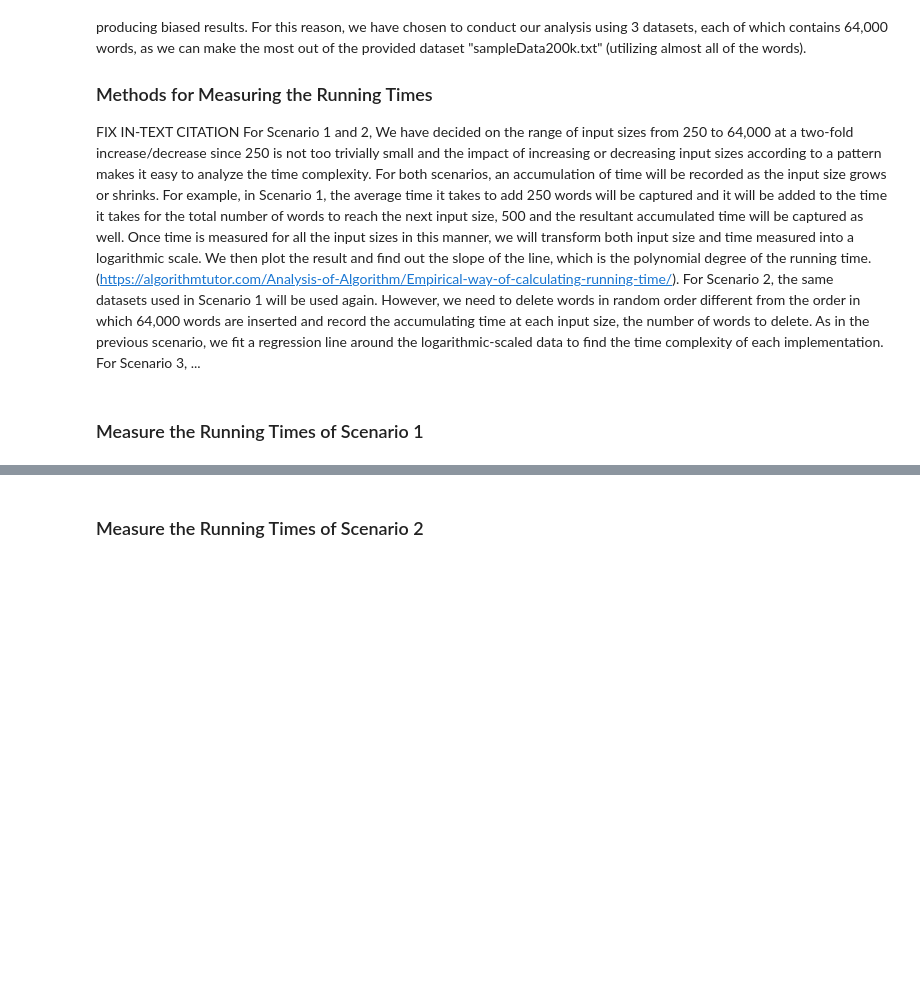
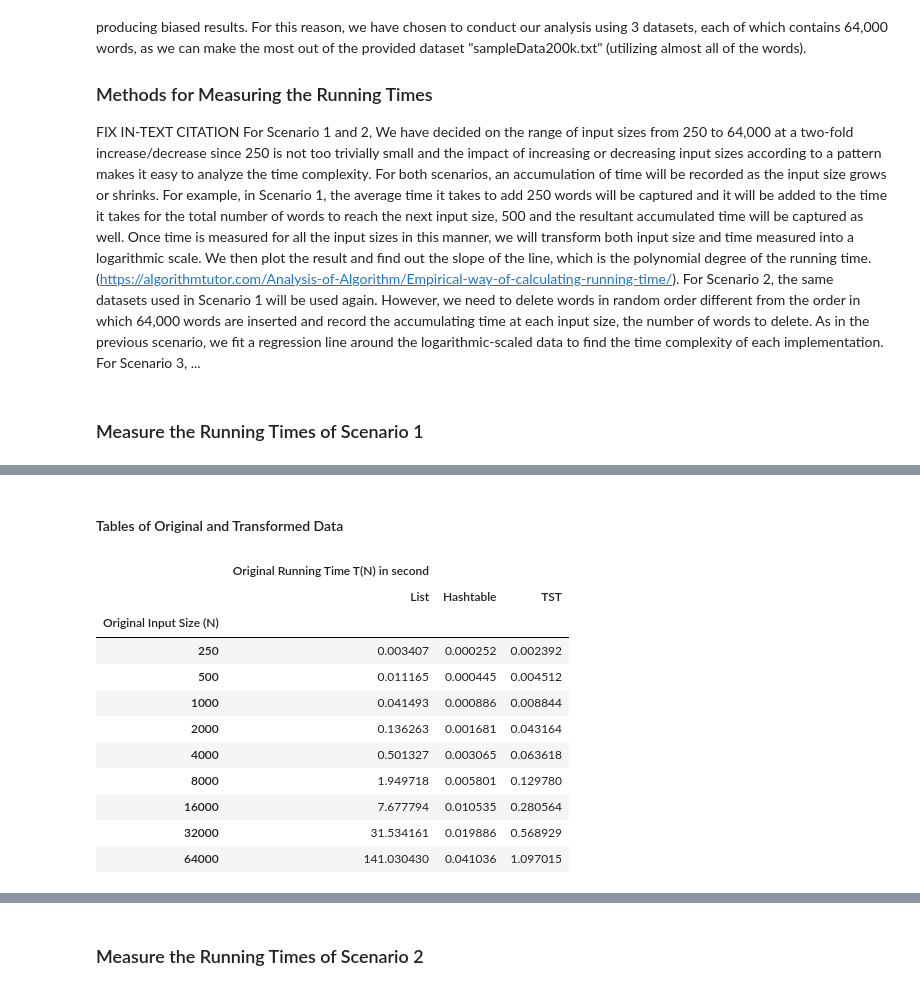
Before and after one commit to hooniez/aa_assignment_1, a Jupyter notebook: assignment1.ipynb, the cells around one changed output, grey strips where cells are left out. Saved outputs shown, nothing was run; the diff lists cells and outputs as text; code cells hidden in the pictures; blank space fills up the shorter version.

```diff
--- a/assignment1.ipynb
+++ b/assignment1.ipynb
@@ -662,19 +662,19 @@ size_range_start = 0
 size_range_end = input_sizes[-1]
 num_datasets = 3
 
-with open("sampleData200k.txt", 'r') as f:
-    lines = f.readlines()
-    for i in range(num_datasets):
-        dataset = lines[size_range_start:size_range_end] # 0:64,000, 64,000:128,000, 128,000:192,000
-        dataset2 = copy.deepcopy(dataset)
-        random.shuffle(dataset2)
-        size_range_start = size_range_end
-        size_range_end += input_sizes[-1]
-        # Generate the datasets for Scenario 1
-        with open("generatedData/dataset" + str(i) +'.txt', 'w' ) as f:
-            f.writelines(dataset)
-        with open("generatedData/shuffled_dataset" + str(i) +'.txt', 'w' ) as f:
-            f.writelines(dataset2)
+# with open("sampleData200k.txt", 'r') as f:
+#     lines = f.readlines()
+#     for i in range(num_datasets):
+#         dataset = lines[size_range_start:size_range_end] # 0:64,000, 64,000:128,000, 128,000:192,000
+#         dataset2 = copy.deepcopy(dataset)
+#         random.shuffle(dataset2)
+#         size_range_start = size_range_end
+#         size_range_end += input_sizes[-1]
+#         # Generate the datasets for Scenario 1
+#         with open("generatedData/dataset" + str(i) +'.txt', 'w' ) as f:
+#             f.writelines(dataset)
+#         with open("generatedData/shuffled_dataset" + str(i) +'.txt', 'w' ) as f:
+#             f.writelines(dataset2)
 # %% [markdown]
 #### Parameter Setting
 ##### The Sizes of the Datasets & the Number of the Datasets  & the Number of Operations Tested
@@ -738,0 +744,23 @@ plt.show()
+# %% [markdown]
+#### Tables of Original and Transformed Data
+# %%
+import pandas as pd
+
+columns = pd.MultiIndex.from_product([['Original Running Time T(N) in second'], ['List', 'Hashtable', 'TST']])
+# pd.DataFrame({'Original Input Size(N)': input_sizes, columns: runtime_all})
+df_scenario1_original = pd.DataFrame(np.concatenate((runtime_list[:,np.newaxis], runtime_hash[:,np.newaxis], runtime_tst[:,np.newaxis]), axis=1), index=input_sizes, columns=columns)
+df_scenario1_original.index.name = 'Original Input Size (N)'
+df_scenario1_original
+# %% [output]
+|  | Original Running Time T(N) in second |  |  |
+|  | List | Hashtable | TST |
+| Original Input Size (N) |  |  |  |
+| 250 | 0.003407 | 0.000252 | 0.002392 |
+| 500 | 0.011165 | 0.000445 | 0.004512 |
+| 1000 | 0.041493 | 0.000886 | 0.008844 |
+| 2000 | 0.136263 | 0.001681 | 0.043164 |
+| 4000 | 0.501327 | 0.003065 | 0.063618 |
+| 8000 | 1.949718 | 0.005801 | 0.129780 |
+| 16000 | 7.677794 | 0.010535 | 0.280564 |
+| 32000 | 31.534161 | 0.019886 | 0.568929 |
+| 64000 | 141.030430 | 0.041036 | 1.097015 |
```
Also changed, not shown: parts of 12 cells of this notebook, 2 other files.
